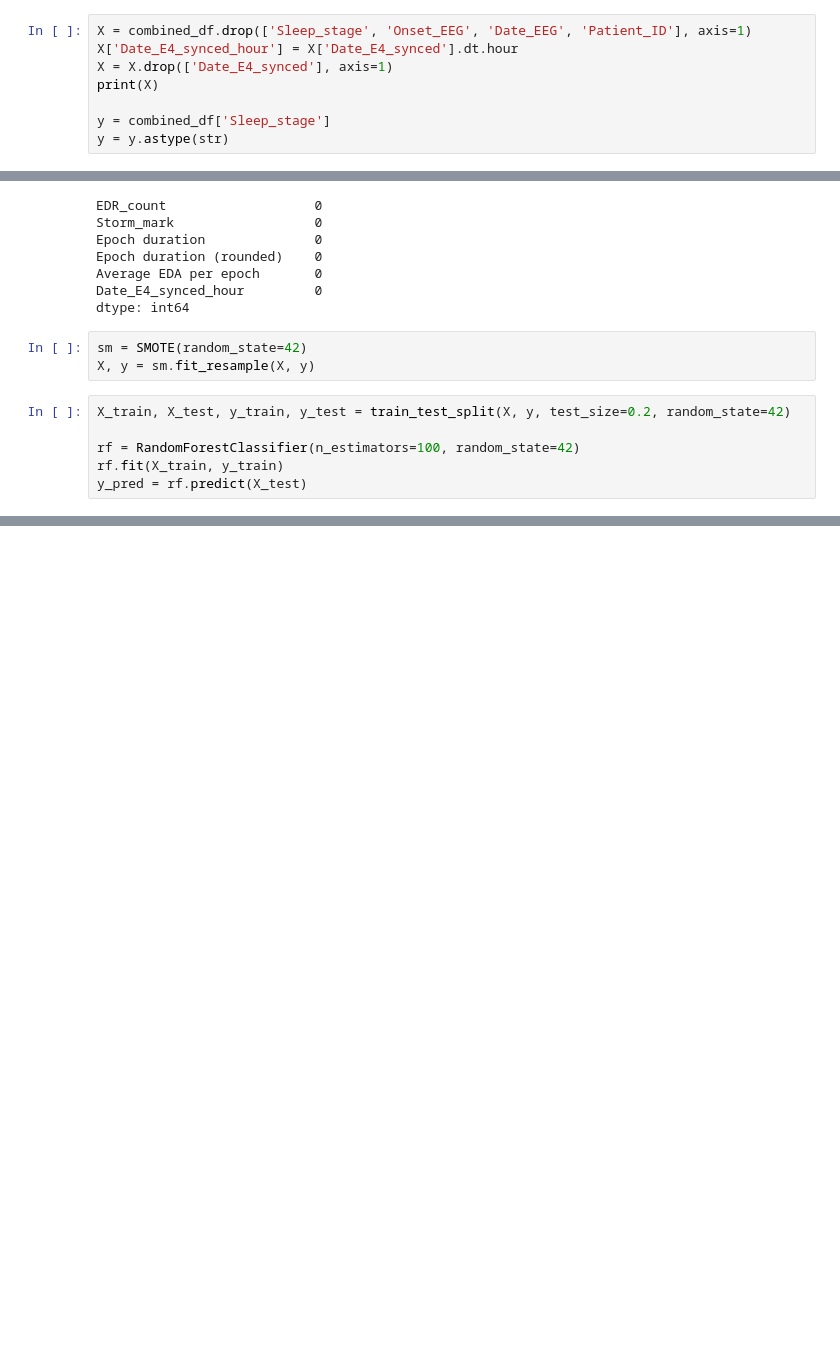
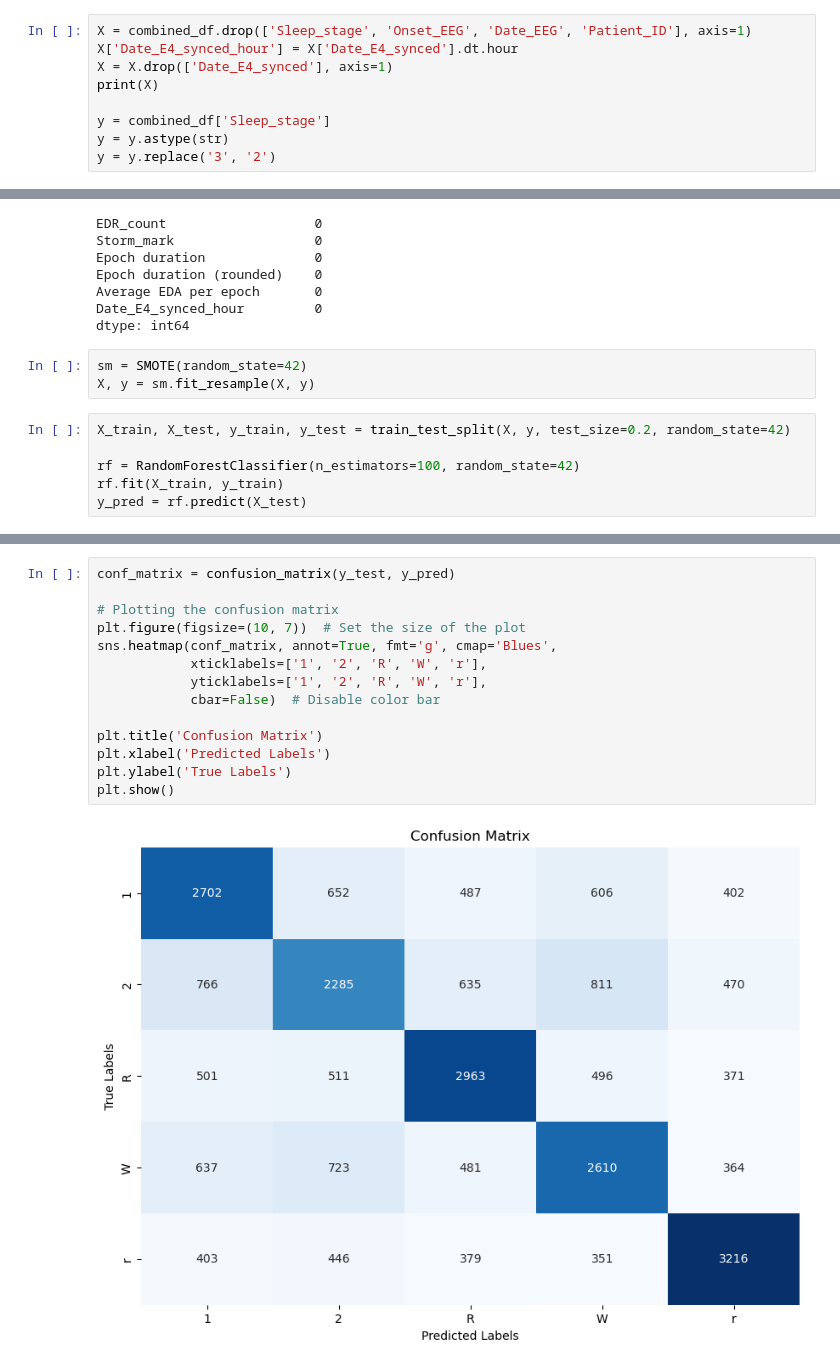
Before and after one commit to LamaHasbini/FYP-ML-Implementation, a Jupyter notebook: sleep_staging_RF.ipynb, the cells around one changed output, grey strips where cells are left out. Saved outputs shown, nothing was run; the diff lists cells and outputs as text; blank space fills up the shorter version.

Commit message:
added confusion matrix

```diff
--- a/sleep_staging_RF.ipynb
+++ b/sleep_staging_RF.ipynb
@@ -52,6 +54,7 @@ print(X)
 
 y = combined_df['Sleep_stage']
 y = y.astype(str)
+y = y.replace('3', '2')
 # %% [output]
        EDR_count  Storm_mark  Epoch duration  Epoch duration (rounded)  \
 1068           0           0       29.999998                      30.0
@@ -114,0 +109,16 @@ weighted avg       0.58      0.58      0.58     27486
+# %%
+conf_matrix = confusion_matrix(y_test, y_pred)
+
+# Plotting the confusion matrix
+plt.figure(figsize=(10, 7))  # Set the size of the plot
+sns.heatmap(conf_matrix, annot=True, fmt='g', cmap='Blues',
+            xticklabels=['1', '2', 'R', 'W', 'r'],
+            yticklabels=['1', '2', 'R', 'W', 'r'],
+            cbar=False)  # Disable color bar
+
+plt.title('Confusion Matrix')
+plt.xlabel('Predicted Labels')
+plt.ylabel('True Labels')
+plt.show()
+# %% [output]
+[figure, added]
```
Also changed, not shown: parts of 2 cells of this notebook.
